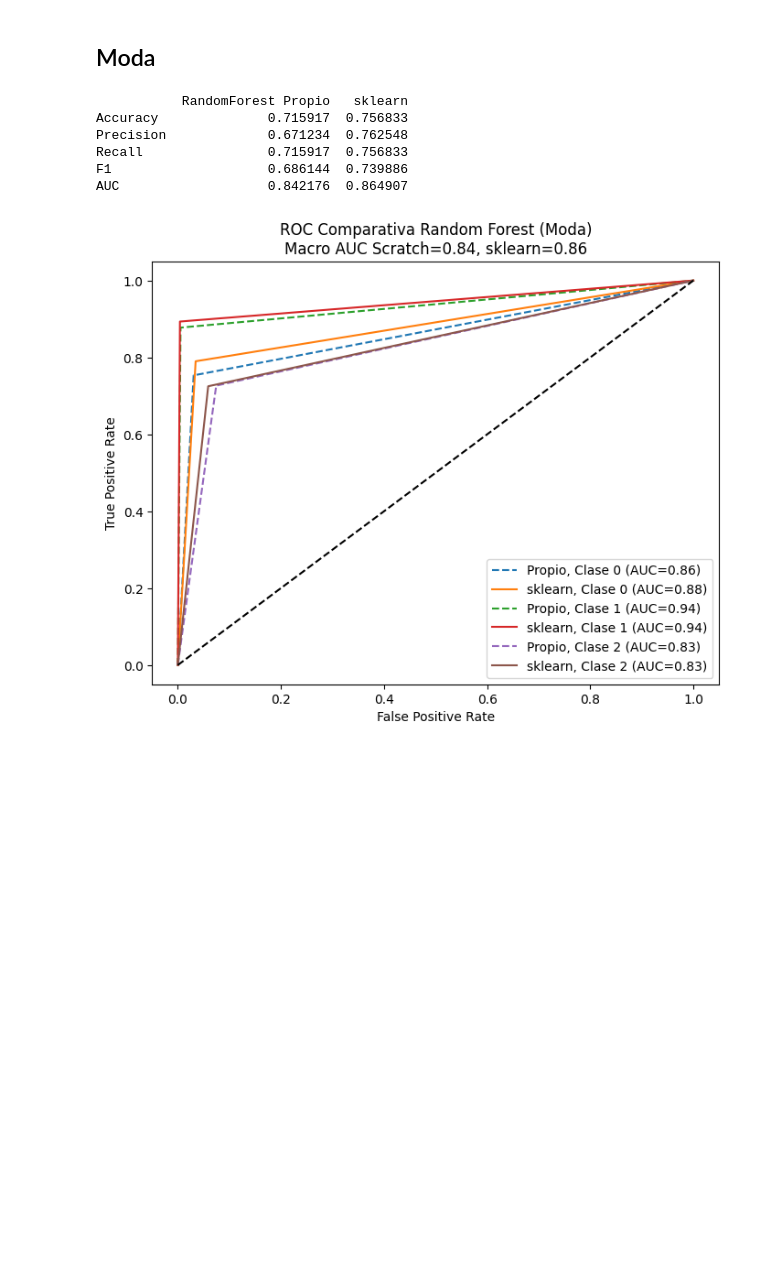
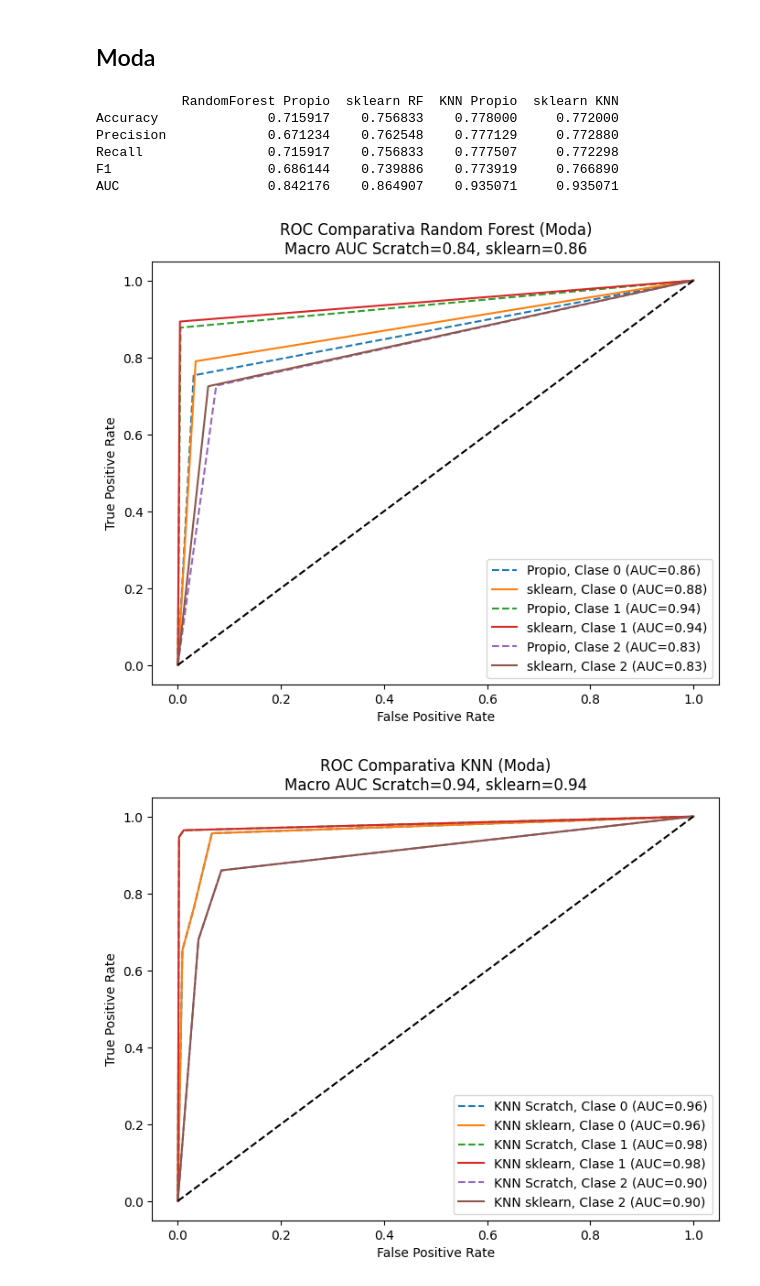
Before and after one commit to JuanPabloRodriguezC/rec_patrones_lab, a Jupyter notebook: Proyecto/proyecto.ipynb, the cells around one changed output. Drawn from its saved outputs; the diff is of its cells as text; code cells hidden in the pictures; blank space fills up the shorter version.

```diff
--- a/Proyecto/proyecto.ipynb
+++ b/Proyecto/proyecto.ipynb
@@ -1229,3 +1271,18 @@ RandomForestClassifier(max_depth=5, min_samples_split=10, n_estimators=5,
                        random_state=42)
 # %% [markdown]
 ### K-Nearest Neighbors
+# %%
+X_train_small = X_train[:2000]
+y_train_small = y_train[:2000]
+X_test_small = X_test[:500]
+y_test_small = y_test[:500]
+
+knn_air = KNNClassifier(
+    k=3
+)
+knn_air.fit(X_train_small, y_train_small)
+
+knn_sklearn_air = KNeighborsClassifier(
+    n_neighbors=3
+)
+knn_sklearn_air.fit(X_train_small, y_train_small)
@@ -1388,11 +1448,19 @@ def evaluate_multi_class(y_true, y_pred, y_proba, average="macro"):
         "AUC": roc_auc_score(y_true, y_proba, multi_class="ovr", average=average)
     }
 # %%
+# Prediccion Random Forrest
 y_pred_rf_moda = rf_moda.predict(X_test)
 y_proba_rf_moda = to_onehot(y_pred_rf_moda, n_classes=len(np.unique(y_test)))
 
 y_pred_sklearn_rf_moda = rf_sklearn_moda.predict(X_test)
 y_proba_sklearn_rf_moda = to_onehot(y_pred_sklearn_rf_moda, n_classes=len(np.unique(y_test)))
+
+# Prediccion KNN
+y_pred_knn_air = knn_air.predict(X_test_small)
+y_proba_knn_air = knn_air.predict_proba(X_test_small)
+
+y_pred_sklearn_knn_air = knn_sklearn_air.predict(X_test_small)
+y_proba_sklearn_knn_air = knn_sklearn_air.predict_proba(X_test_small)
 
 # Datos para Metrica ROC multiclase Random Forest
 y_moda_bin = label_binarize(y, classes=np.arange(10))
@@ -1401,43 +1469,79 @@ y_test_bin_rf_moda = label_binarize(y_test, classes=np.arange(10))
 
 results = pd.DataFrame({
     "RandomForest Propio": evaluate_multi_class(y_test, y_pred_rf_moda, y_proba_rf_moda),
-    "sklearn": evaluate_multi_class(y_test, y_pred_sklearn_rf_moda, y_proba_sklearn_rf_moda)
+    "sklearn RF": evaluate_multi_class(y_test, y_pred_sklearn_rf_moda, y_proba_sklearn_rf_moda),
+    "KNN Propio": evaluate_multi_class(y_test_small, y_pred_knn_air, y_proba_knn_air),
+    "sklearn KNN": evaluate_multi_class(y_test_small, y_pred_sklearn_knn_air, y_proba_sklearn_knn_air)
 })
 print(results)
 
 fpr, tpr, roc_auc = dict(), dict(), dict()
 fpr_sklearn, tpr_sklearn, roc_auc_sklearn = dict(), dict(), dict()
 
 for i in range(n_classes):
     fpr[i], tpr[i], _ = roc_curve(y_test_bin_rf_moda[:, i], y_proba_rf_moda[:, i])
     roc_auc[i] = auc(fpr[i], tpr[i])
 
     fpr_sklearn[i], tpr_sklearn[i], _ = roc_curve(y_test_bin_rf_moda[:, i], y_proba_sklearn_rf_moda[:, i])
     roc_auc_sklearn[i] = auc(fpr_sklearn[i], tpr_sklearn[i])
 
 # --- Macro promedio ---
 auc_scratch_macro = np.mean(list(roc_auc.values()))
 auc_sklearn_macro = np.mean(list(roc_auc_sklearn.values()))
 
 # --- Gráfica comparativa ---
 plt.figure(figsize=(8, 6))
 for i in range(3):  # mostramos solo 3 clases para claridad
     plt.plot(fpr[i], tpr[i], linestyle="--",
              label=f"Propio, Clase {i} (AUC={roc_auc[i]:.2f})")
     plt.plot(fpr_sklearn[i], tpr_sklearn[i], linestyle="-",
              label=f"sklearn, Clase {i} (AUC={roc_auc_sklearn[i]:.2f})")
 
 plt.plot([0, 1], [0, 1], "k--")
 plt.xlabel("False Positive Rate")
 plt.ylabel("True Positive Rate")
 plt.title(f"ROC Comparativa Random Forest (Moda)\nMacro AUC Scratch={auc_scratch_macro:.2f}, sklearn={auc_sklearn_macro:.2f}")
 plt.legend()
 plt.show()
+
+# Datos para Metrica ROC multiclase KNN
+n_classes_knn = len(np.unique(y_train_small))
+y_test_bin_knn_air = label_binarize(y_test_small, classes=np.arange(n_classes_knn))
+
+fpr_knn, tpr_knn, roc_auc_knn = dict(), dict(), dict()
+fpr_sklearn_knn, tpr_sklearn_knn, roc_auc_sklearn_knn = dict(), dict(), dict()
+
+for i in range(n_classes_knn):
+    fpr[i], tpr[i], _ = roc_curve(y_test_bin_knn_air[:, i], y_proba_knn_air[:, i])
+    roc_auc[i] = auc(fpr[i], tpr[i])
+
+    fpr_sklearn[i], tpr_sklearn[i], _ = roc_curve(y_test_bin_knn_air[:, i], y_proba_sklearn_knn_air[:, i])
+    roc_auc_sklearn[i] = auc(fpr_sklearn[i], tpr_sklearn[i])
+
+# --- Macro promedio ---
+auc_scratch_macro = np.mean(list(roc_auc.values()))
+auc_sklearn_macro = np.mean(list(roc_auc_sklearn.values()))
+
+# --- Gráfica comparativa (solo 3 clases para claridad) ---
+plt.figure(figsize=(8, 6))
+for i in range(3):  # mostramos solo 3 clases
+    plt.plot(fpr[i], tpr[i], linestyle="--",
+             label=f"KNN Scratch, Clase {i} (AUC={roc_auc[i]:.2f})")
+    plt.plot(fpr_sklearn[i], tpr_sklearn[i], linestyle="-",
+             label=f"KNN sklearn, Clase {i} (AUC={roc_auc_sklearn[i]:.2f})")
+
+plt.plot([0, 1], [0, 1], "k--")
+plt.xlabel("False Positive Rate")
+plt.ylabel("True Positive Rate")
+plt.title(f"ROC Comparativa KNN (Moda)\nMacro AUC Scratch={auc_scratch_macro:.2f}, sklearn={auc_sklearn_macro:.2f}")
+plt.legend()
+plt.show()
 # %% [output]
-           RandomForest Propio   sklearn
-Accuracy              0.715917  0.756833
-Precision             0.671234  0.762548
-Recall                0.715917  0.756833
-F1                    0.686144  0.739886
-AUC                   0.842176  0.864907
+           RandomForest Propio  sklearn RF  KNN Propio  sklearn KNN
+Accuracy              0.715917    0.756833    0.778000     0.772000
+Precision             0.671234    0.762548    0.777129     0.772880
+Recall                0.715917    0.756833    0.777507     0.772298
+F1                    0.686144    0.739886    0.773919     0.766890
+AUC                   0.842176    0.864907    0.935071     0.935071
 [figure]
+[figure, added]
```
Also changed, not shown: parts of 5 cells of this notebook.
